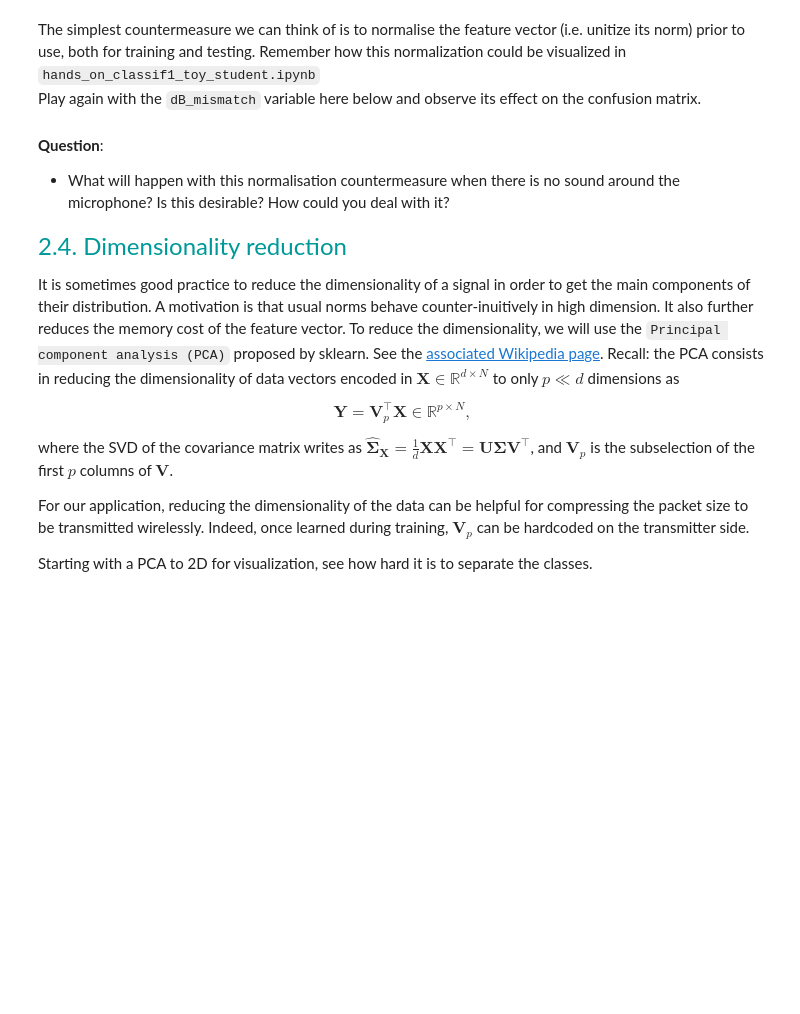
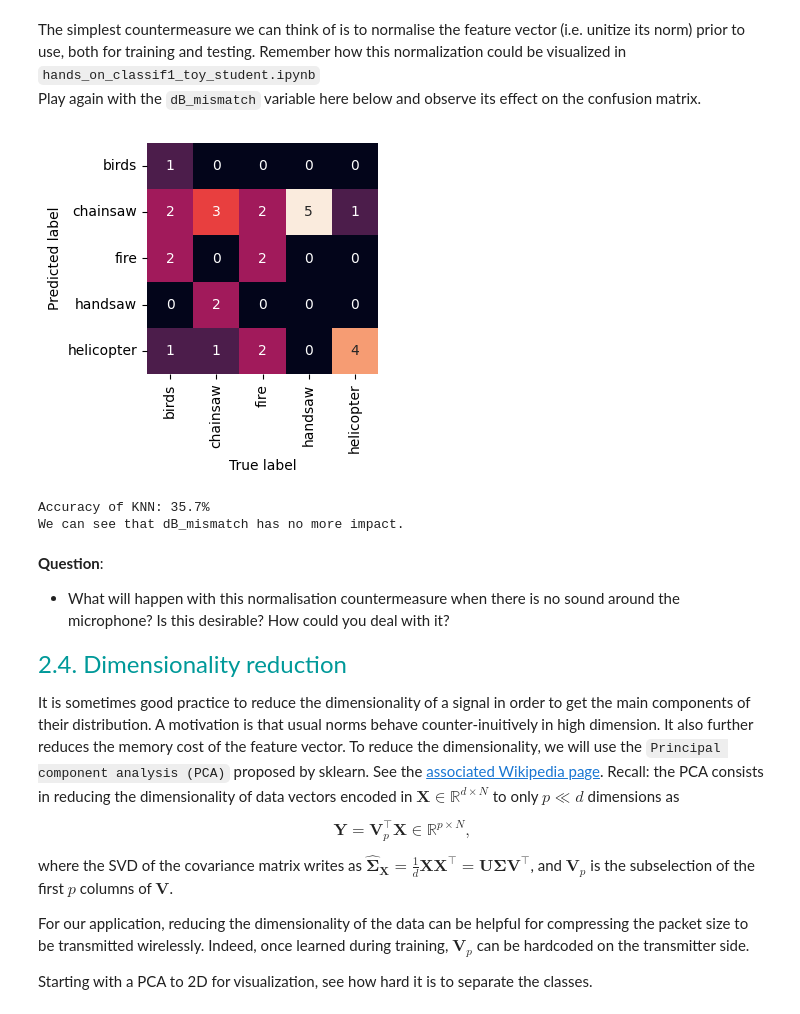
Before and after one commit to LoicTumelaire/LELEC210X, a Jupyter notebook: classification/h5a2_audio.ipynb, the cells around one changed output. Cells and saved outputs as stored; diff of their text form; code cells hidden in the pictures; blank space fills up the shorter version.

```diff
--- a/classification/h5a2_audio.ipynb
+++ b/classification/h5a2_audio.ipynb
@@ -262,21 +307,26 @@ The simplest countermeasure we can think of is to normalise the feature vector (
 Play again with the ``dB_mismatch`` variable here below and observe its effect on the confusion matrix.
 # %%
 ### TO RUN
-dB_mismatch = 0  # Play with this value
+dB_mismatch = 100  # Play with this value
 
 X_learn_normalised = X_train[idx_learn] / np.linalg.norm(
     X_train[idx_learn], axis=1, keepdims=True
 )
 model_knn = KNeighborsClassifier(n_neighbors=10, weights="distance")
 model_knn.fit(X_learn_normalised, y_train[idx_learn])
 
 X_val_scaled = X_train[idx_val] * 10 ** (-dB_mismatch / 20)
 X_val_normalised = X_val_scaled / np.linalg.norm(X_val_scaled, axis=1, keepdims=True)
 
 prediction_knn = model_knn.predict(X_val_normalised)
 show_confusion_matrix(prediction_knn, y_train[idx_val], classnames)
 accuracy_knn = accuracy(prediction_knn, y_train[idx_val])
 print(f"Accuracy of KNN: {100 * accuracy_knn:.1f}%")
+print("We can see that dB_mismatch has no more impact.")
+# %% [output]
+[figure, added]
+Accuracy of KNN: 35.7%
+We can see that dB_mismatch has no more impact.
 # %% [markdown]
 **Question**:
 - What will happen with this normalisation countermeasure when there is no sound around the microphone? Is this desirable? How could you deal with it?
```
Also changed, not shown: parts of 20 cells of this notebook, 4 other files.
